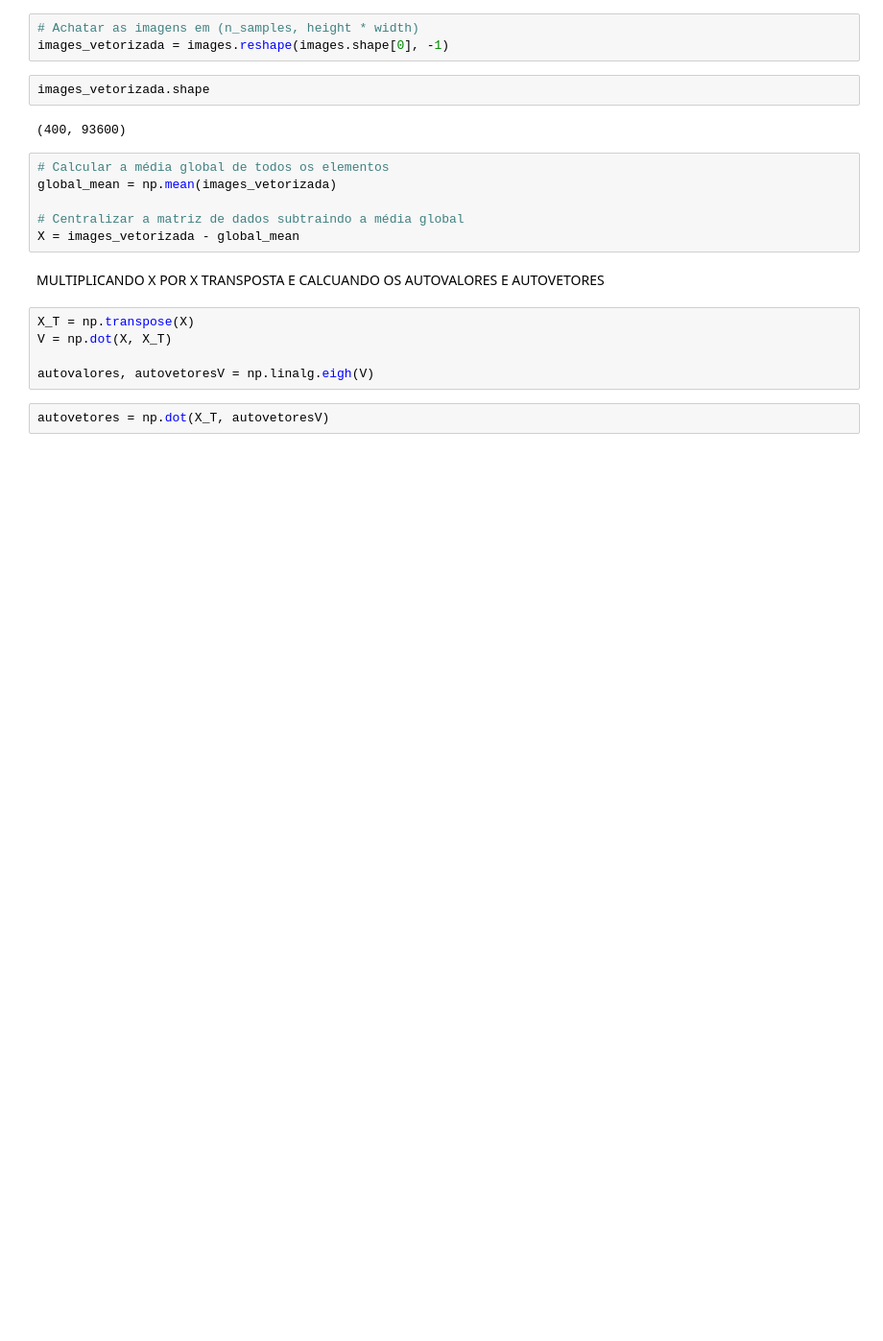
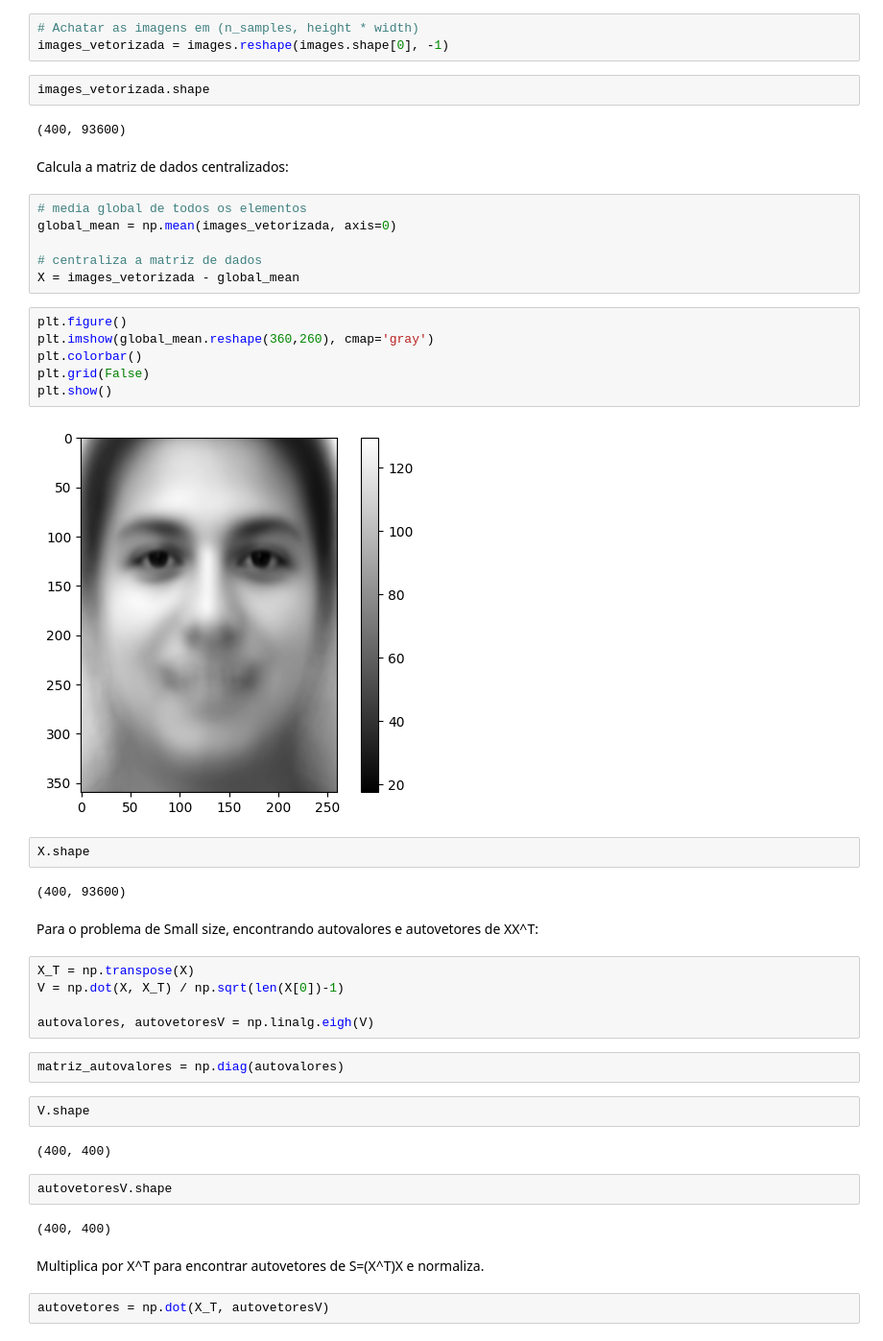
Before and after one commit to lorran-araujo/LNCC, a Jupyter notebook: disciplinas/redes-neurais/codes/lista2/exercicio3.ipynb, the cells around one changed output. Shown at 96% size. Drawn from its saved outputs; the diff is of its cells as text; blank space fills up the shorter version.

```diff
--- a/disciplinas/redes-neurais/codes/lista2/exercicio3.ipynb
+++ b/disciplinas/redes-neurais/codes/lista2/exercicio3.ipynb
@@ -59,19 +61,45 @@ images_vetorizada = images.reshape(images.shape[0], -1)
 images_vetorizada.shape
 # %% [output]
 (400, 93600)
+# %% [markdown]
+Calcula a matriz de dados centralizados:
 # %%
-# Calcular a média global de todos os elementos
-global_mean = np.mean(images_vetorizada)
+# media global de todos os elementos
+global_mean = np.mean(images_vetorizada, axis=0)
 
-# Centralizar a matriz de dados subtraindo a média global
+# centraliza a matriz de dados
 X = images_vetorizada - global_mean
-# %% [markdown]
-MULTIPLICANDO X POR X TRANSPOSTA E CALCUANDO OS AUTOVALORES E AUTOVETORES
+# %%
+plt.figure()
+plt.imshow(global_mean.reshape(360,260), cmap='gray')
+plt.colorbar()
+plt.grid(False)
+plt.show()
+# %% [output]
+[figure, added]
+# %%
+X.shape
+# %% [output]
+(400, 93600)
+# %% [markdown]
+Para o problema de Small size, encontrando autovalores e autovetores de XX^T:
 # %%
 X_T = np.transpose(X)
-V = np.dot(X, X_T)
+V = np.dot(X, X_T) / np.sqrt(len(X[0])-1)
 
 autovalores, autovetoresV = np.linalg.eigh(V)
+# %%
+matriz_autovalores = np.diag(autovalores)
+# %%
+V.shape
+# %% [output]
+(400, 400)
+# %%
+autovetoresV.shape
+# %% [output]
+(400, 400)
+# %% [markdown]
+Multiplica por X^T para encontrar autovetores de S=(X^T)X e normaliza.
 # %%
 autovetores = np.dot(X_T, autovetoresV)
 # %%
```
Also changed, not shown: parts of 21 cells of this notebook, 1 other file.
